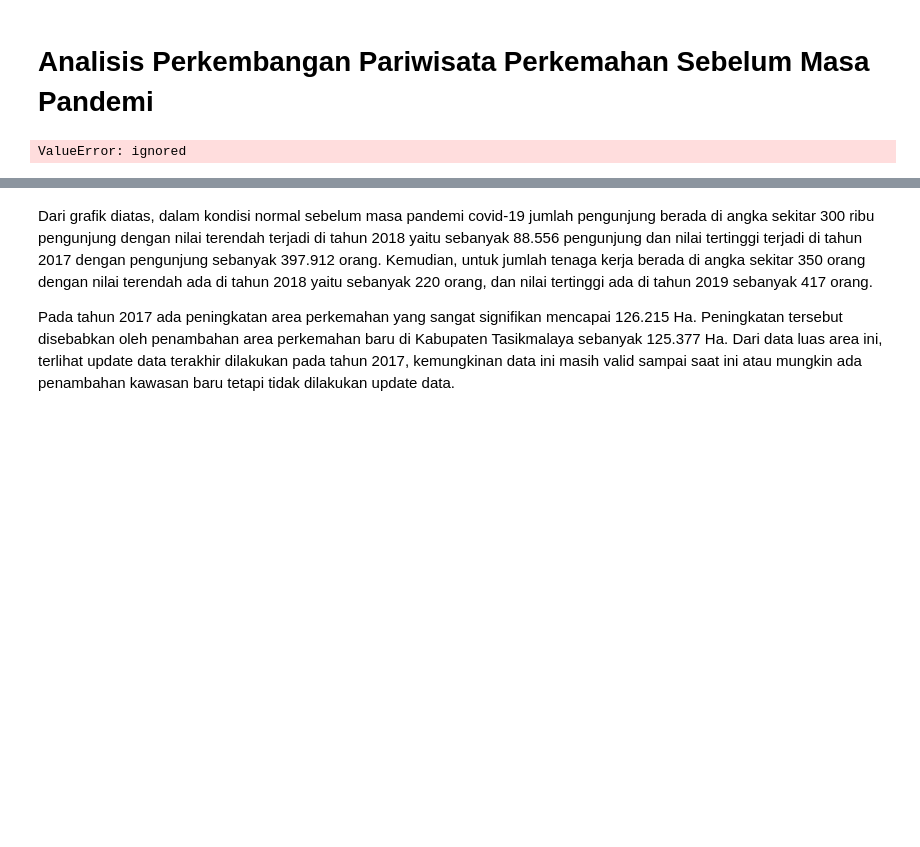
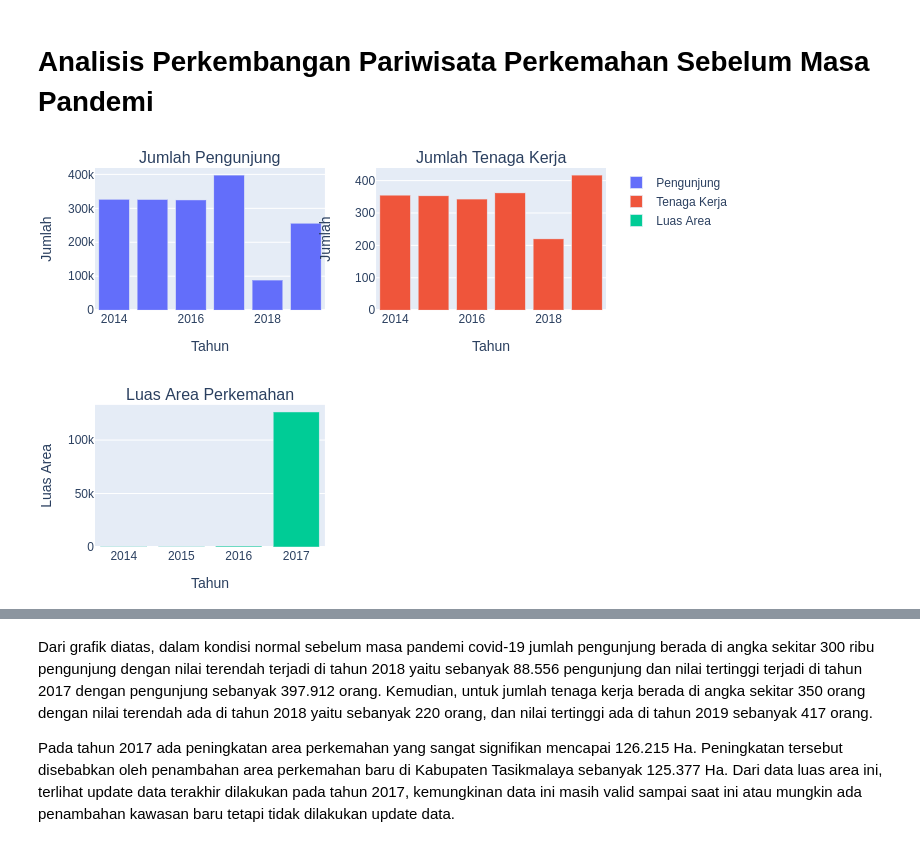
Before and after one commit to Yustira/Analisis_Wisata_Perkemahan_Jabar, a Jupyter notebook: Analisis_Data.ipynb, the cells around one changed output, grey strips where cells are left out. Saved outputs shown, nothing was run; the diff lists cells and outputs as text; code cells hidden in the pictures; blank space fills up the shorter version.

```diff
--- a/Analisis_Data.ipynb
+++ b/Analisis_Data.ipynb
@@ -142,23 +112,23 @@ pekerja = pekerja[['tahun', 'jumlah_tenaga_kerja']]
 # %%
 fig = make_subplots(rows=2, cols=2, shared_yaxes=False,
                     subplot_titles=('Jumlah Pengunjung',
                                     'Jumlah Tenaga Kerja',
                                     'Luas Area Perkemahan'))
 
 fig.add_trace(go.Bar(x=pengunjung.tahun, y=pengunjung.jumlah_pengunjung, name='Pengunjung'), 1, 1)
 fig.add_trace(go.Bar(x=pekerja.tahun, y=pekerja.jumlah_tenaga_kerja, name='Tenaga Kerja'), 1, 2)
 fig.add_trace(go.Bar(x=luas_area.tahun, y=luas_area.luas_area, name='Luas Area'), 2, 1)
 
 fig.update_xaxes(title_text="Tahun", row=1, col=1)
 fig.update_xaxes(title_text="Tahun", row=1, col=2)
 fig.update_xaxes(title_text="Tahun", row=2, col=1)
 fig.update_yaxes(title_text="Jumlah", row=1, col=1)
 fig.update_yaxes(title_text="Jumlah", row=1, col=2)
 fig.update_yaxes(title_text="Luas Area", row=2, col=1)
 
-fig.update_layout(margin={"r":5,"t":25,"l":5,"b":5},
-                  width=100*12, height=100*5)
+fig.update_layout(margin={"r":5,"t":25,"l":5,"b":5})
+                  #width=100*12, height=100*5)
 
-fig.show("png")
+fig.show()
 # %% [output]
-ValueError: ignored
+[figure, added]
```
Also changed, not shown: parts of 25 cells of this notebook.
